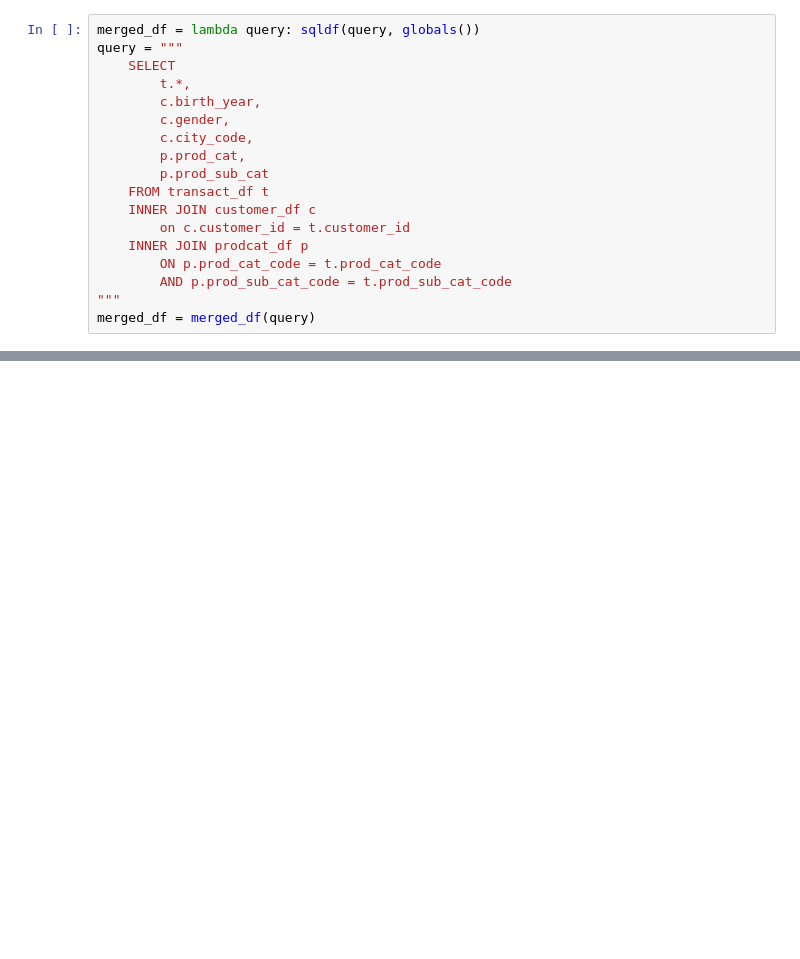
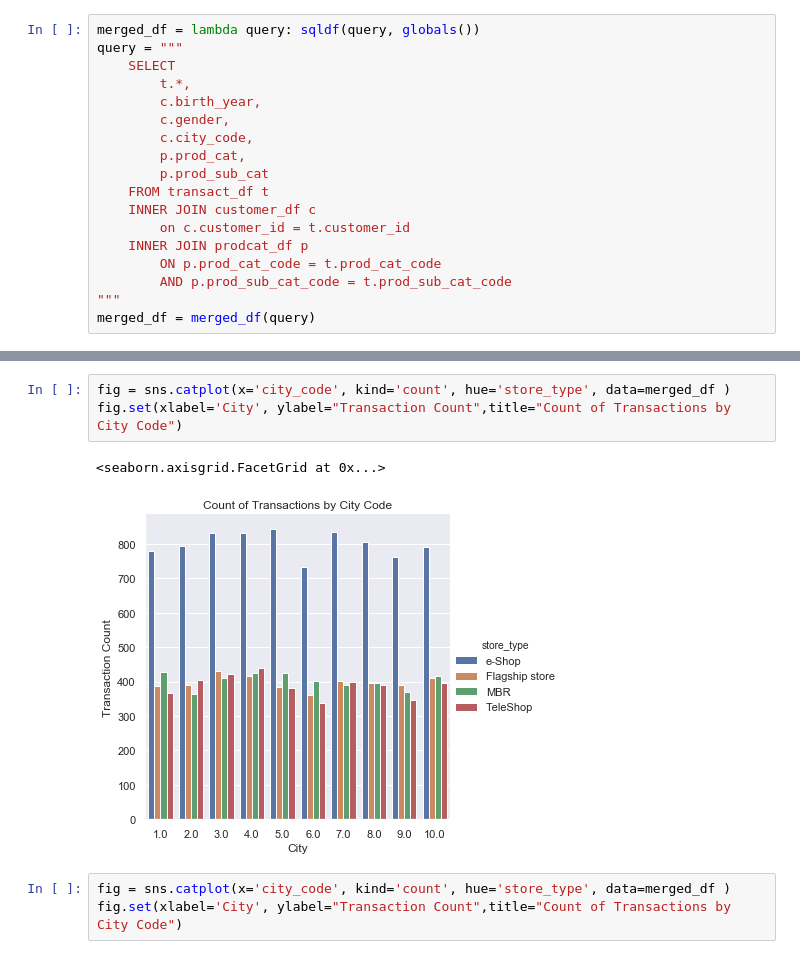
Before and after one commit to dlma1234/datascience_casestudies, a Jupyter notebook: retail_shop/eda.ipynb, the cells around one changed output, grey strips where cells are left out. Drawn from its saved outputs; the diff is of its cells as text; blank space fills up the shorter version.

```diff
--- a/retail_shop/eda.ipynb
+++ b/retail_shop/eda.ipynb
@@ -224,0 +233,9 @@ merged_df['age_at_purchase'] = merged_df['transact_year'] - merged_df['birth_yea
+# %%
+fig = sns.catplot(x='city_code', kind='count', hue='store_type', data=merged_df )
+fig.set(xlabel='City', ylabel="Transaction Count",title="Count of Transactions by City Code")
+# %% [output]
+<seaborn.axisgrid.FacetGrid at 0x...>
+[figure, added]
+# %%
+fig = sns.catplot(x='city_code', kind='count', hue='store_type', data=merged_df )
+fig.set(xlabel='City', ylabel="Transaction Count",title="Count of Transactions by City Code")
```
Also changed, not shown: parts of 114 cells of this notebook.
